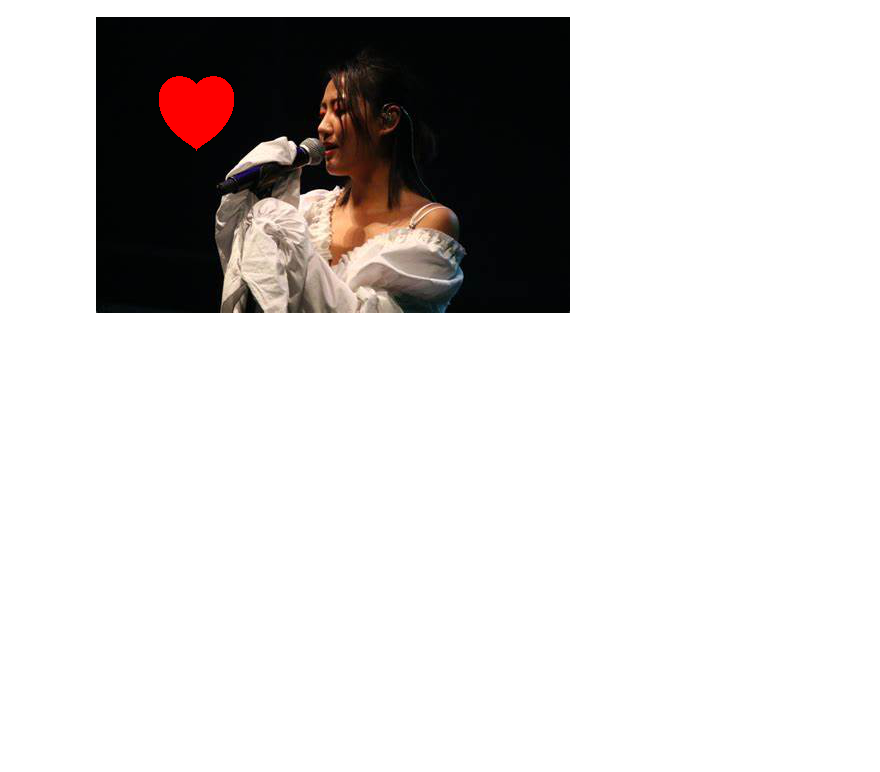
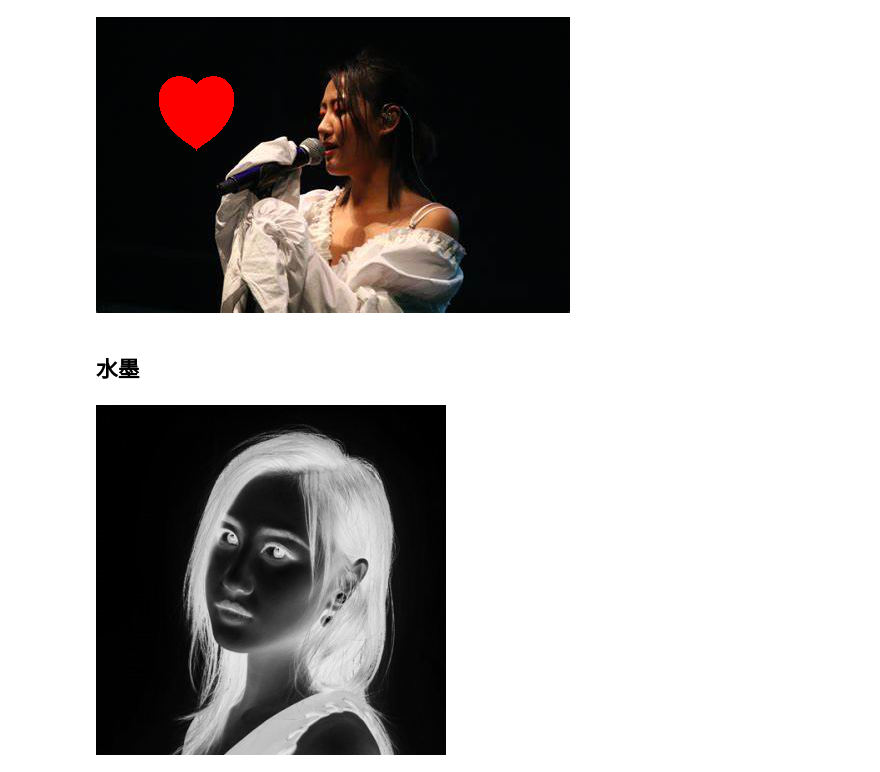
Before and after one commit to steve-hao/pillow, a Jupyter notebook: example.ipynb, the cells around one changed output. Cells and saved outputs as stored; diff of their text form; code cells hidden in the pictures; blank space fills up the shorter version.

```diff
--- a/example.ipynb
+++ b/example.ipynb
@@ -8,3 +16,15 @@ d.point(points,'red')
 im
 # %% [output]
 [figure]
+# %% [markdown]
+## 水墨
+# %%
+from PIL import Image,ImageChops,ImageFilter
+
+im = Image.open("cl.jpg")
+iml = im.convert('L')
+imr = ImageChops.invert(iml)
+# %%
+imr
+# %% [output]
+[figure, added]
```
Also changed, not shown: parts of 21 cells of this notebook, 8 other files.
